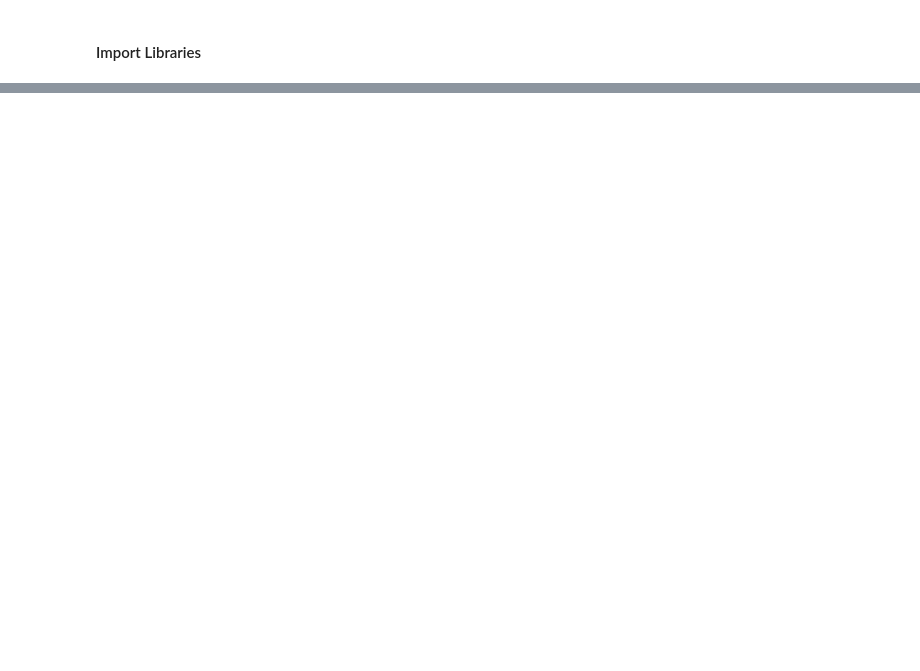
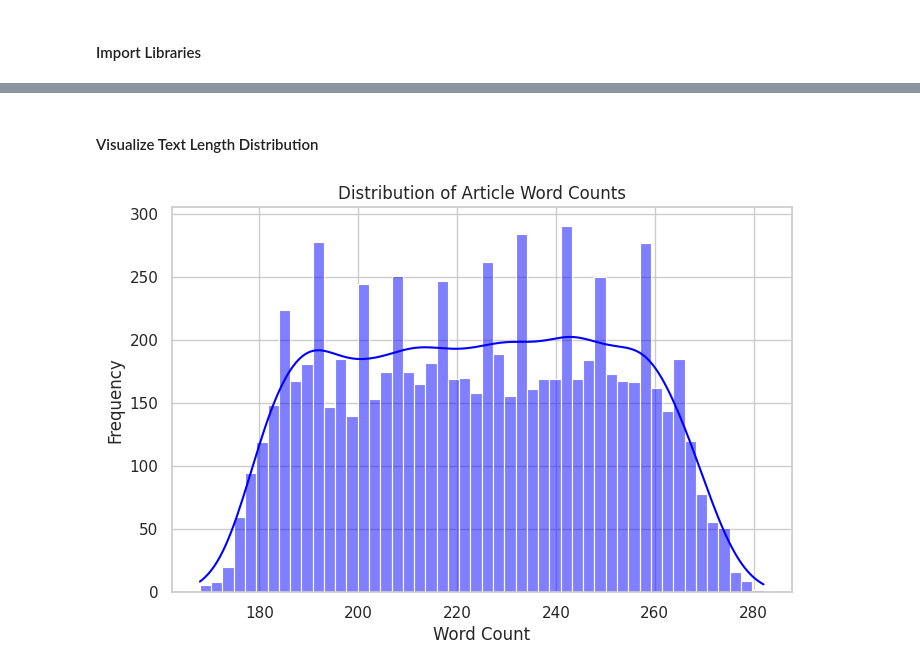
Before and after one commit to kim0chi/fake-news-cleaning, a Jupyter notebook: notebook.ipynb, the cells around one changed output, grey strips where cells are left out. Drawn from its saved outputs; the diff is of its cells as text; code cells hidden in the pictures; blank space fills up the shorter version.

```diff
--- a/notebook.ipynb
+++ b/notebook.ipynb
@@ -195,0 +244,4 @@ data.to_csv('cleaned_fake_news.csv', index=False)
+# %%
+# --- Source/Author productivity & frequency ---
+src_counts = data["source"].value_counts()
+data["source_freq"] = data["source"].map(src_counts)
@@ -195,0 +250,3 @@ data.to_csv('cleaned_fake_news.csv', index=False)
+# %%
+auth_counts = data["author"].value_counts()
+data["author_freq"] = data["author"].map(auth_counts)
@@ -195,0 +255,3 @@ data.to_csv('cleaned_fake_news.csv', index=False)
+# %%
+max_date = data["date"].max()
+data["days_since_pub"] = (max_date - data["date"]).dt.days
@@ -195,0 +262,10 @@ data.to_csv('cleaned_fake_news.csv', index=False)
+# %%
+sns.set(style="whitegrid")
+
+# --- Label Distribution ---
+plt.figure(figsize=(6,4))
+sns.countplot(x="label", data=data, palette="Set2")
+plt.title("Distribution of Labels (Fake vs Real News)")
+plt.xticks([0,1], ["Fake", "Real"])
+plt.ylabel("Count")
+plt.show()
@@ -195,0 +277,12 @@ data.to_csv('cleaned_fake_news.csv', index=False)
+# %% [markdown]
+#### Visualize Text Length Distribution
+# %%
+# --- Text Length Distribution ---
+plt.figure(figsize=(8,5))
+sns.histplot(data["word_count"], bins=50, kde=True, color="blue")
+plt.title("Distribution of Article Word Counts")
+plt.xlabel("Word Count")
+plt.ylabel("Frequency")
+plt.show()
+# %% [output]
+[figure, added]
```
Also changed, not shown: parts of 56 cells of this notebook.
